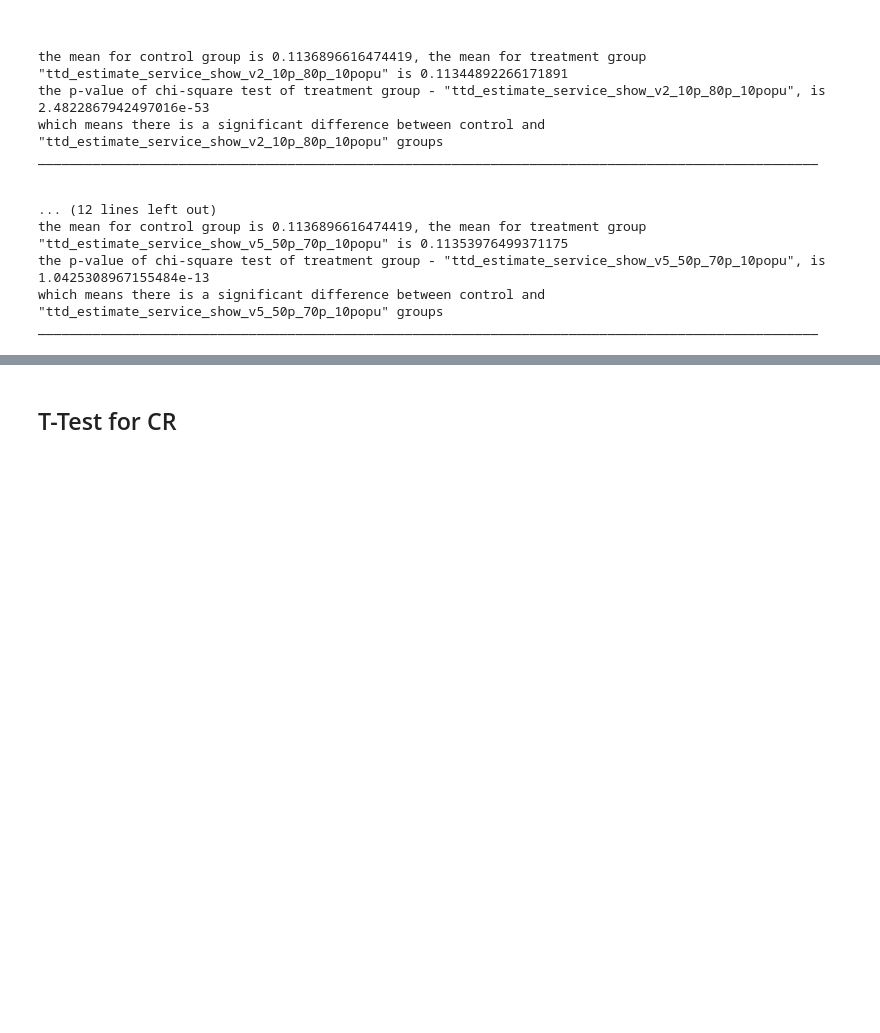
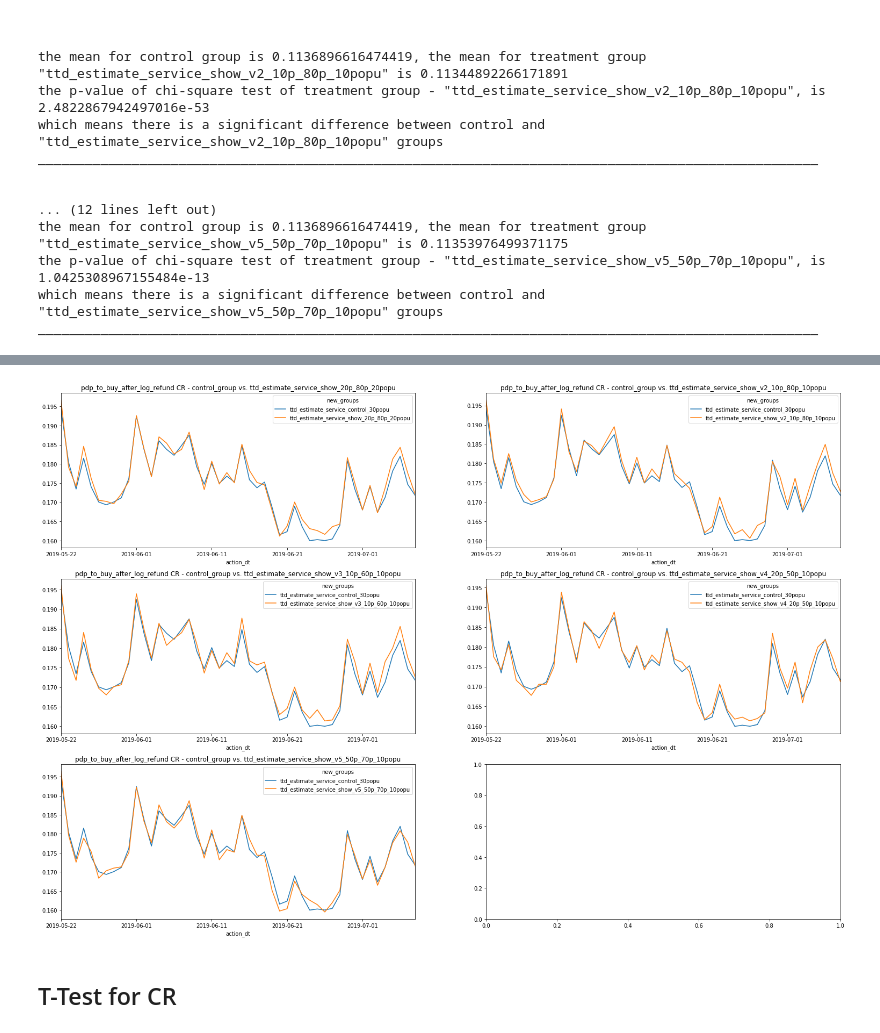
Before and after one commit to zzhang-wish/zzhang_logistics, a Jupyter notebook: TTD_analysis/ttd_experiment_CR.ipynb, the cells around one changed output, grey strips where cells are left out. Cells and saved outputs as stored; diff of their text form; code cells hidden in the pictures; blank space fills up the shorter version.

```diff
--- a/TTD_analysis/ttd_experiment_CR.ipynb
+++ b/TTD_analysis/ttd_experiment_CR.ipynb
@@ -856,3 +882,20 @@ df_cr_lrr.head()
+# %%
+m = 2
+n = (len(show_groups)+1) // m
+metrics = 'a2c_to_buy_after_log_refund'
+
+fig, axes = plt.subplots(n, m, figsize=(m*13, n*6))
+
+for i in range(len(show_groups)):
+    x = i//m
+    y = i%m
+
+    mask = df_cr_lrr.new_groups.isin(['ttd_estimate_service_control_30popu',show_groups[i]])
+
+    df_cr_lrr.loc[mask,['action_dt','new_groups',metrics]].pivot_table(columns='new_groups', values=metrics, index='action_dt')\
+    .plot(ax=axes[x][y], title='{} CR - control_group vs. {}'.format('pdp_to_buy_after_log_refund',show_groups[i]))
+# %% [output]
+[figure, added]
 # %% [markdown]
 ## T-Test for CR
 # %%
```
Also changed, not shown: parts of 13 cells of this notebook, 1 other file.
